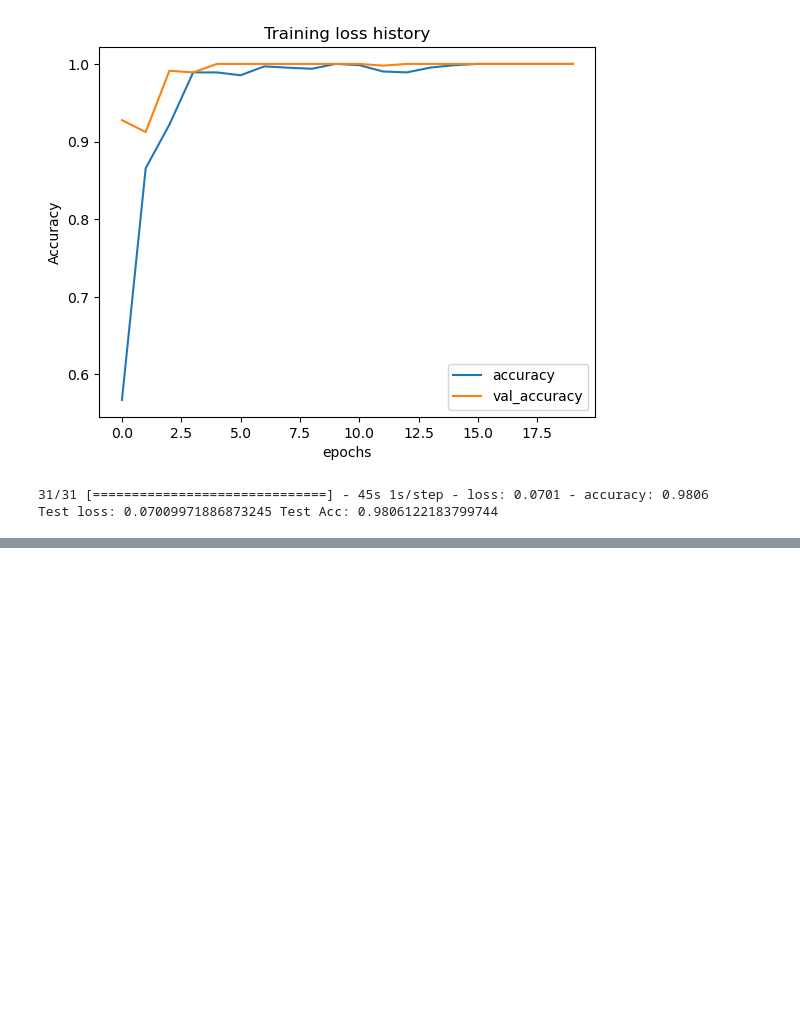
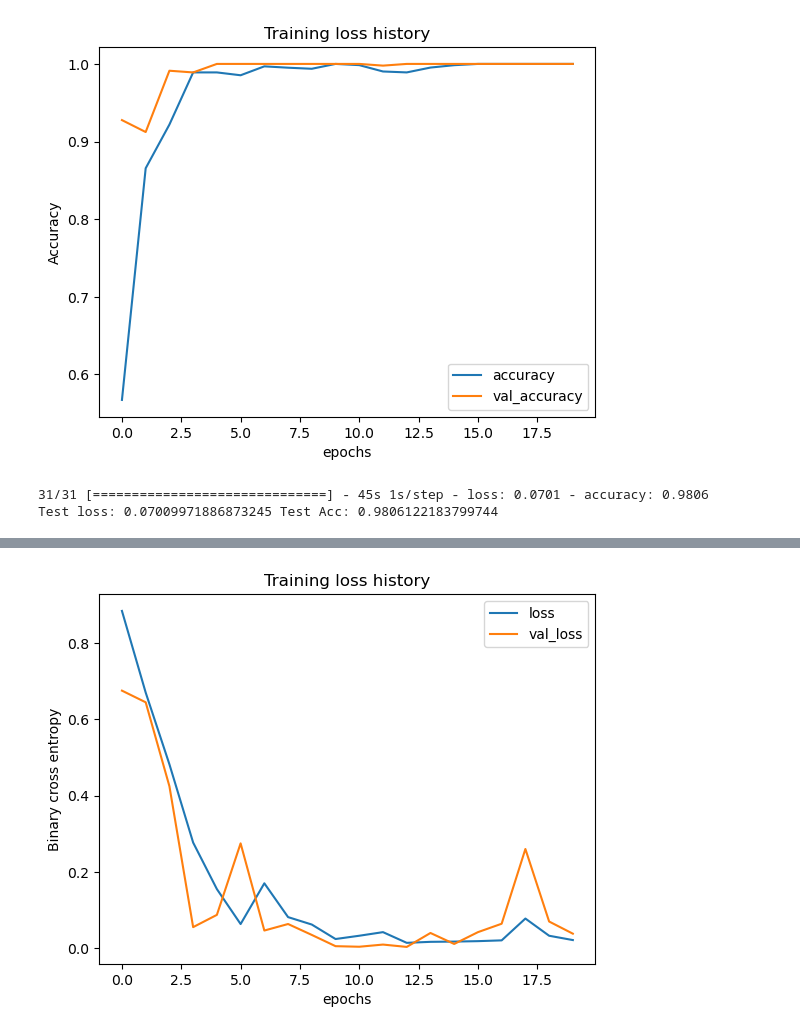
Before and after one commit to ddcots24/Hello-Fresh, a Jupyter notebook: Hello_Fresh.ipynb, the cells around one changed output, grey strips where cells are left out. Cells and saved outputs as stored; diff of their text form; code cells hidden in the pictures; blank space fills up the shorter version.

Commit message:
Second and third models with data augmentation

```diff
--- a/Hello_Fresh.ipynb
+++ b/Hello_Fresh.ipynb
@@ -200,0 +230,31 @@ Test loss: 0.07009971886873245 Test Acc: 0.9806122183799744
+# %%
+model2 = Sequential()
+model2.add(Conv2D(filters = 32,
+                   kernel_size = (3,3),
+                   activation = 'relu',
+                   input_shape = (224, 224, 3),
+                   padding = 'same',
+                 ))
+model2.add(MaxPooling2D(pool_size = (2,2)))
+model2.add(Conv2D(filters = 64,
+                   kernel_size = (3,3),
+                   activation = 'relu',
+                   padding = 'same',
+                 ))
+model2.add(MaxPooling2D(pool_size = (2,2)))
+model2.add(Conv2D(filters = 64,
+                   kernel_size = (3,3),
+                   activation = 'relu',
+                   padding = 'same',
+                ))
+
+model2.add(Flatten())
+model2.add(Dense(128, activation = 'relu'))
+model2.add(Dropout(0.2))
+model2.add(Dense(64, activation = 'relu'))
+model2.add(Dense(32, activation = 'relu'))
+model2.add(Dropout(0.2))
+model2.add(Dense(1, activation = 'sigmoid'))
+model2.compile(optimizer = 'adam', loss = 'binary_crossentropy', metrics = ['accuracy'])
+# %%
+model2_history = model2.fit(train_generator_aug, epochs = 20, steps_per_epoch = 20, validation_data = validation_generator_aug)
@@ -200,0 +279,10 @@ Test loss: 0.07009971886873245 Test Acc: 0.9806122183799744
+# %%
+model2_df = pd.DataFrame(model2_history.history)
+model2_df.index.name = 'epochs'
+col_list = ['loss', 'val_loss']
+model2_df[col_list].plot()
+plt.ylabel('Binary cross entropy')
+plt.title('Training loss history')
+plt.show()
+# %% [output]
+[figure, added]
```
Also changed, not shown: parts of 12 cells of this notebook.
